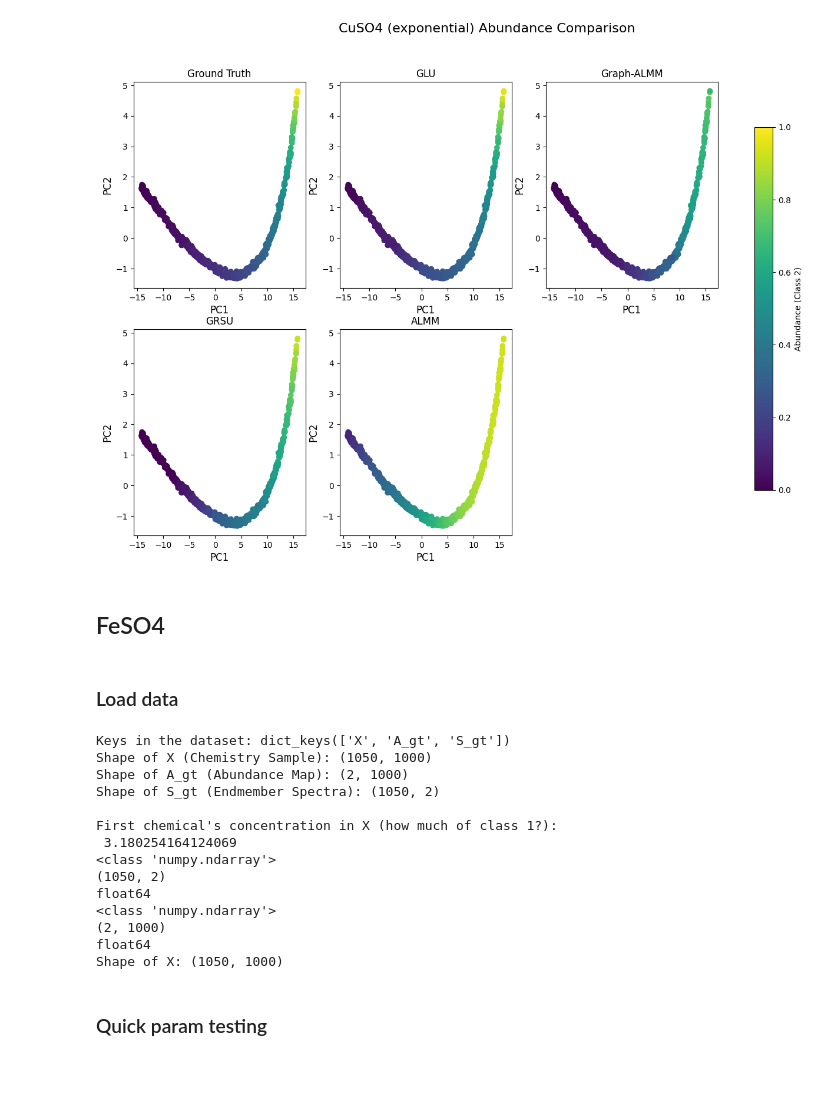
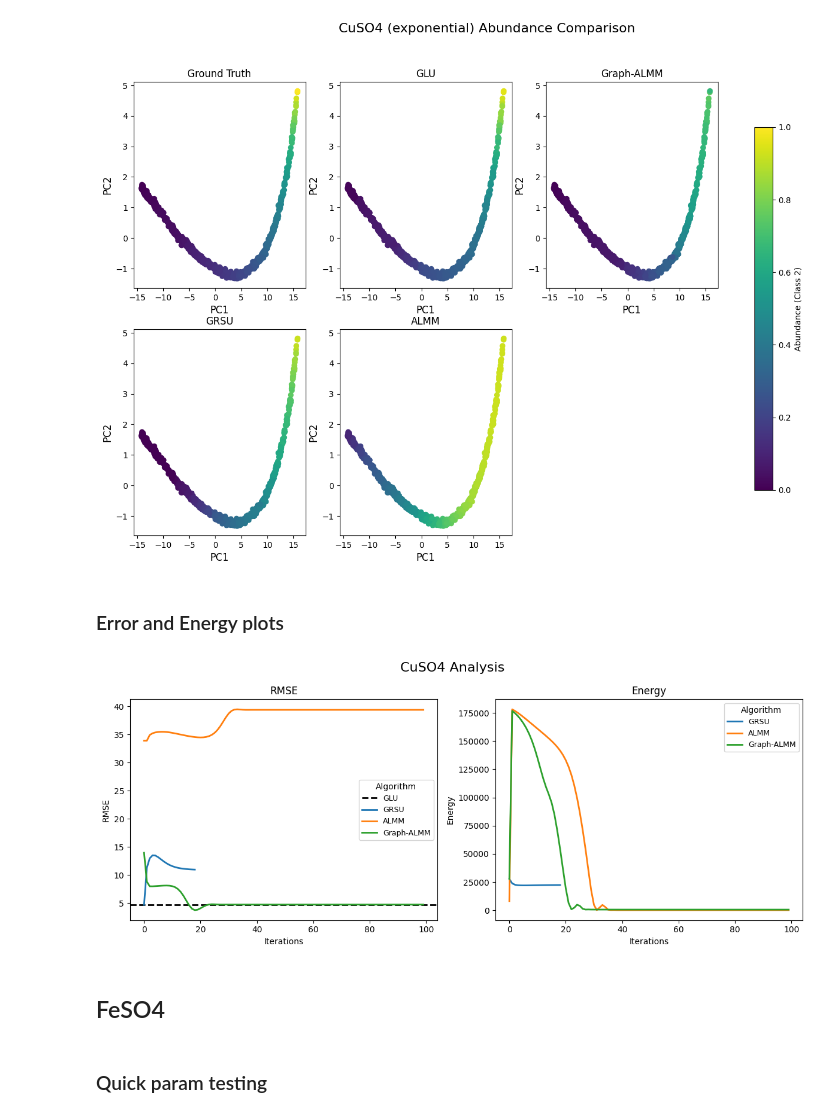
Before and after one commit to mtyler1059/Nearly-Blind-Hyperspectral-Unmixing, a Jupyter notebook: chem_experiments.ipynb, the cells around one changed output. Drawn from its saved outputs; the diff is of its cells as text; code cells hidden in the pictures; blank space fills up the shorter version.

Commit message:
Added plots with error and energy of multiple algorithms

```diff
--- a/chem_experiments.ipynb
+++ b/chem_experiments.ipynb
@@ -204,10 +219,12 @@ All are pretty consistent, no weird RMSE spikes
 # RMSE: 4.687118886663401
 #  SAD: 22.961953012775517
 
+# Actual Run
 A_GLU_chem, S_GLU_chem, A_GLU_RMSE_chem, S_GLU_RMSE_chem = run_unmixing_pipeline_example(X = X_chem, A_gt = A_gt_chem, S_gt = S_gt_chem,
                                                                                          N = 1000, iters = iters, alpha = 100.0, lam = 1.0, gamma = 0.01, rho = 0.01, m_0 = 2,
                                                                                          print_bool = True, OH_labels = False, GRSU_bool = False,
-                                                                                         A_error = False, RMSE_plot = False, Energy_plot = False, title_0 = "GLU on CuSO4 (exponential) Data", prep = None)
+                                                                                         A_error = False, RMSE_plot = False, Energy_plot = False, title_0 = "GLU on CuSO4 (exponential) Data",
+                                                                                         prep = None, array_plots = False)
 # %% [output]
 Building initial graph for Active Learning...
 Running Active Learning...
@@ -260,10 +286,17 @@ best_beta = 5.5e-7
 best_gamma = 5.5e-7
 best_eta = 5.5e-7
 
+# Actual Run
 E_ALMM_chem, A_ALMM_chem, T_ALMM_chem, B_ALMM_chem = algo_2_almm_optimized(X = X_chem, S = S_gt_chem, A_gt = A_gt_chem,
                                                                             alpha = best_alpha, beta = best_beta, gamma = best_gamma, eta = best_eta,
                                                                             maxIter = iters,
-                                                                            A_error = False, RMSE_plot = True, Energy_plot = True, title_0 = "ALMM on CuSO4 (exponential) Data")
+                                                                            A_error = False, RMSE_plot = False, Energy_plot = False, title_0 = "ALMM on CuSO4 (exponential) Data", array_plots = False)
+
+# Error and Energy arrays
+ALMM_chem_RMSE, ALMM_chem_energy, __, __ = algo_2_almm_optimized(X = X_chem, S = S_gt_chem, A_gt = A_gt_chem,
+                                                                            alpha = best_alpha, beta = best_beta, gamma = best_gamma, eta = best_eta,
+                                                                            maxIter = iters,
+                                                                            A_error = False, RMSE_plot = True, Energy_plot = True, title_0 = "ALMM on CuSO4 (exponential) Data", array_plots = True)
 # %% [output]
 [figure]
 # %%
@@ -281,11 +314,19 @@ gamma_0 = (1e-3 + 1e-2)/2
 eta_0 = (1e-3 + 1e-2)/2
 xi_0 = 1e-1
 
+# Actual Run
 A_graph_almm_chem, S_graph_almm_chem, A_rmse_graph_almm_chem, S_rmse_graph_almm_chem = run_unmixing_pipeline_example2(X = X_chem, A_gt = A_gt_chem, S_gt = S_gt_chem, N = samples,
                                                                                                                         alpha = alpha_0, beta = beta_0, gamma = gamma_0, eta = eta_0, maxIter = iters,
                                                                                                                         M_total_0 = 4.0, m_0 = 2, xi_0 = xi_0,
                                                                                                                         OH_labels = True, print_bool = True,
-                                                                                                                        A_error = False, RMSE_plot = True, Energy_plot = True, title_0 = "Graph ALMM on CuSO4 (exponential) data")
+                                                                                                                        A_error = False, RMSE_plot = False, Energy_plot = False, title_0 = "Graph ALMM on CuSO4 (exponential) data", array_plots = False)
+
+# Error and Energy arrays
+graph_almm_chem_RMSE, graph_almm_chem_energy, __, __ = run_unmixing_pipeline_example2(X = X_chem, A_gt = A_gt_chem, S_gt = S_gt_chem, N = samples,
+                                                                                                                        alpha = alpha_0, beta = beta_0, gamma = gamma_0, eta = eta_0, maxIter = iters,
+                                                                                                                        M_total_0 = 4.0, m_0 = 2, xi_0 = xi_0,
+                                                                                                                        OH_labels = True, print_bool = False,
+                                                                                                                        A_error = False, RMSE_plot = True, Energy_plot = True, title_0 = "Graph ALMM on CuSO4 (exponential) data", array_plots = True)
 # %% [output]
 Building initial graph for Active Learning...
 Running Active Learning...
@@ -306,29 +347,30 @@ abundance_plotting(X = X_chem, A_gt = A_gt_chem,
                    title = 'CuSO4 (exponential) Abundance Comparison', color_title = 'Abundance (Class 2)')
 # %% [output]
 [figure]
+# %% [markdown]
+### Error and Energy plots
+# %%
+# Define data arrays of tuples
+chem_RMSE = [
+    ("GLU", A_GLU_RMSE_chem),
+    ("GRSU", GRSU_chem_RMSE),
+    ("ALMM", ALMM_chem_RMSE),
+    ("Graph-ALMM", graph_almm_chem_RMSE),
+]
+
+chem_energy = [
+    ("GRSU", GRSU_chem_energy),
+    ("ALMM", ALMM_chem_energy),
+    ("Graph-ALMM", graph_almm_chem_energy),
+]
+# %%
+# Plot
+graph_plotter_multiple(A_error = False, RMSE_plot = True, Energy_plot = True,
+                       A_error_data = [], RMSE_data = chem_RMSE, Energy_data = chem_energy, title_0 = "CuSO4 Analysis")
+# %% [output]
+[figure, added]
 # %% [markdown]
 ## FeSO4
-# %% [markdown]
-### Load data
-# %%
-samples = 1000
-iters = 100
-X_chem_FeSO4, S_gt_chem_FeSO4, A_gt_chem_FeSO4 = load_data(name = 'synth_FeSO4_data.npy', typename = 'chem')
-# %% [output]
-Keys in the dataset: dict_keys(['X', 'A_gt', 'S_gt'])
-Shape of X (Chemistry Sample): (1050, 1000)
-Shape of A_gt (Abundance Map): (2, 1000)
-Shape of S_gt (Endmember Spectra): (1050, 2)
-
-First chemical's concentration in X (how much of class 1?):
- 3.180254164124069
-<class 'numpy.ndarray'>
-(1050, 2)
-float64
-<class 'numpy.ndarray'>
-(2, 1000)
-float64
-Shape of X: (1050, 1000)
 # %% [markdown]
 ### Quick param testing
 # %%
```
Also changed, not shown: parts of 11 cells of this notebook, 1 other file.
